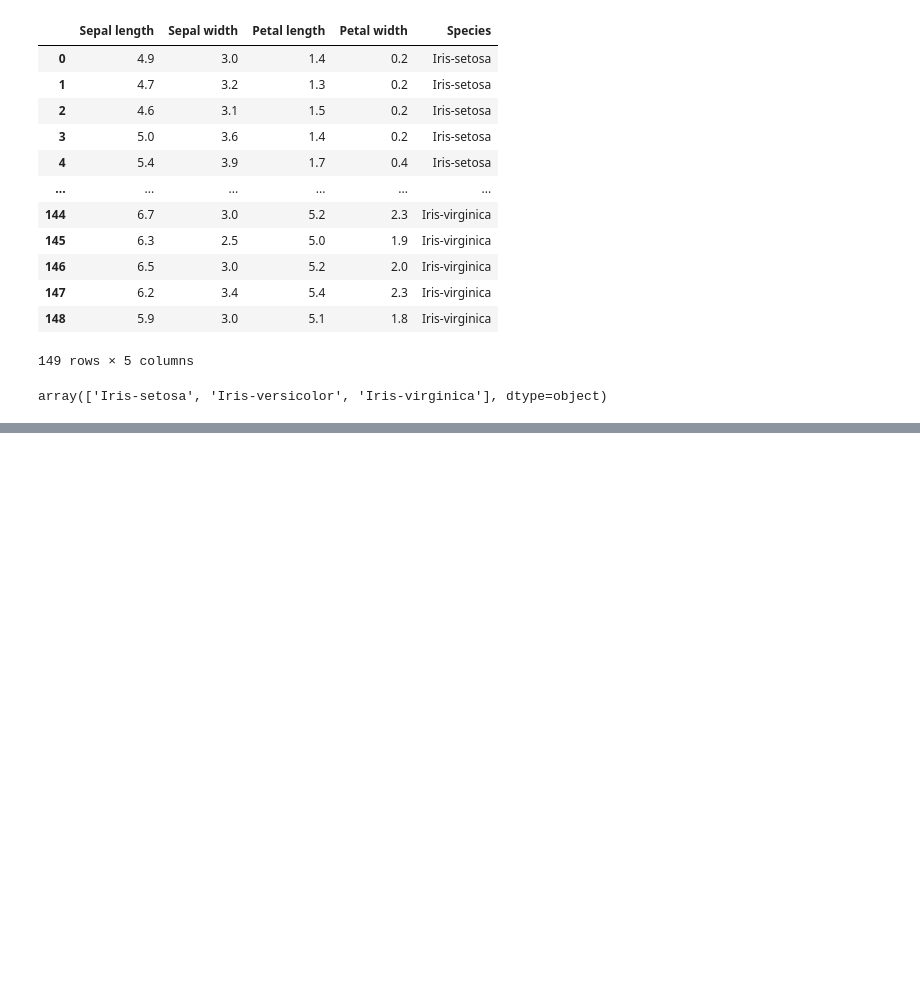
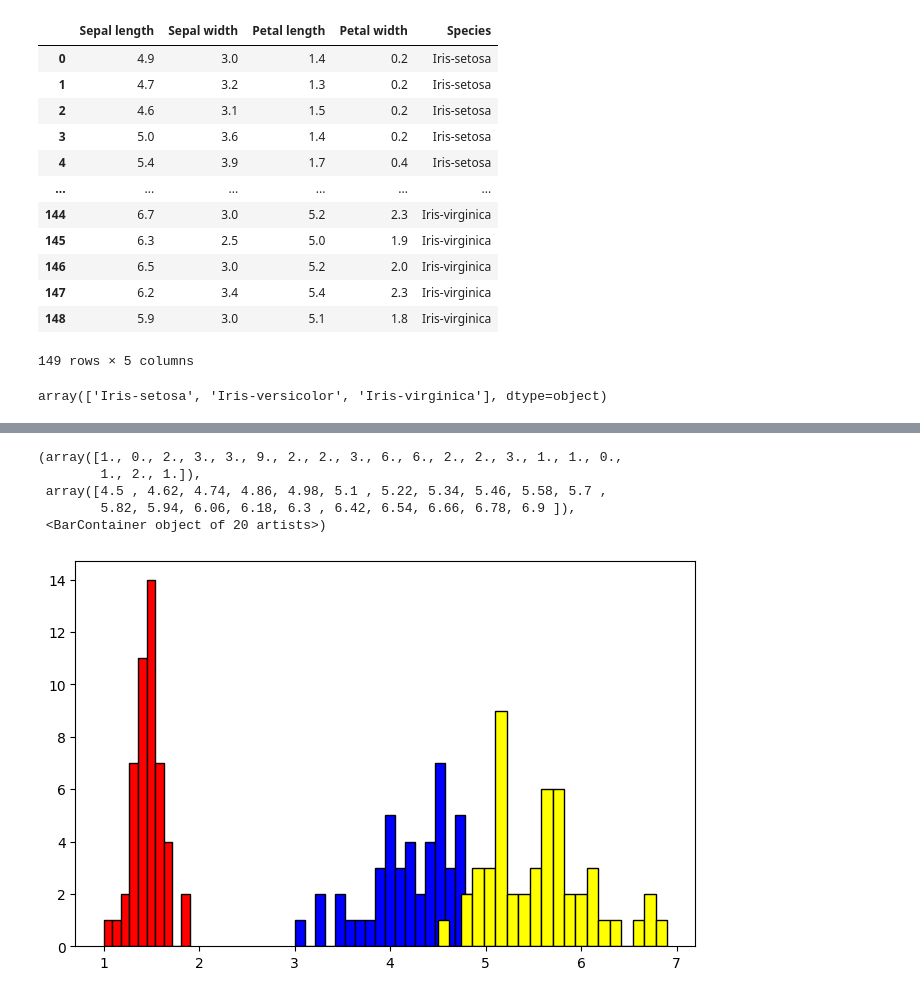
Before and after one commit to Srishti36912/python, a Jupyter notebook: practice.ipynb, the cells around one changed output, grey strips where cells are left out. Cells and saved outputs as stored; diff of their text form; code cells hidden in the pictures; blank space fills up the shorter version.

```diff
--- a/practice.ipynb
+++ b/practice.ipynb
@@ -1108,0 +1122,12 @@ hey = [1,2,3,4,5]
+# %%
+plt.figure(figsize=(8,5))
+plt.hist(x = 'Petal length', data = setosa, color = 'red', label = 'Iris-setosa' , bins = 10, edgecolor = 'black')
+plt.hist(x = 'Petal length', data = versicolor, color = 'blue', label = 'Iris-setosa', bins = 20, edgecolor = 'black')
+plt.hist(x = 'Petal length', data = virginica, color = 'yellow', label = 'Iris-setosa', bins = 20, edgecolor = 'black')
+# %% [output]
+(array([1., 0., 2., 3., 3., 9., 2., 2., 3., 6., 6., 2., 2., 3., 1., 1., 0.,
+        1., 2., 1.]),
+ array([4.5 , 4.62, 4.74, 4.86, 4.98, 5.1 , 5.22, 5.34, 5.46, 5.58, 5.7 ,
+        5.82, 5.94, 6.06, 6.18, 6.3 , 6.42, 6.54, 6.66, 6.78, 6.9 ]),
+ <BarContainer object of 20 artists>)
+[figure, added]
```
Also changed, not shown: parts of 5 cells of this notebook.
